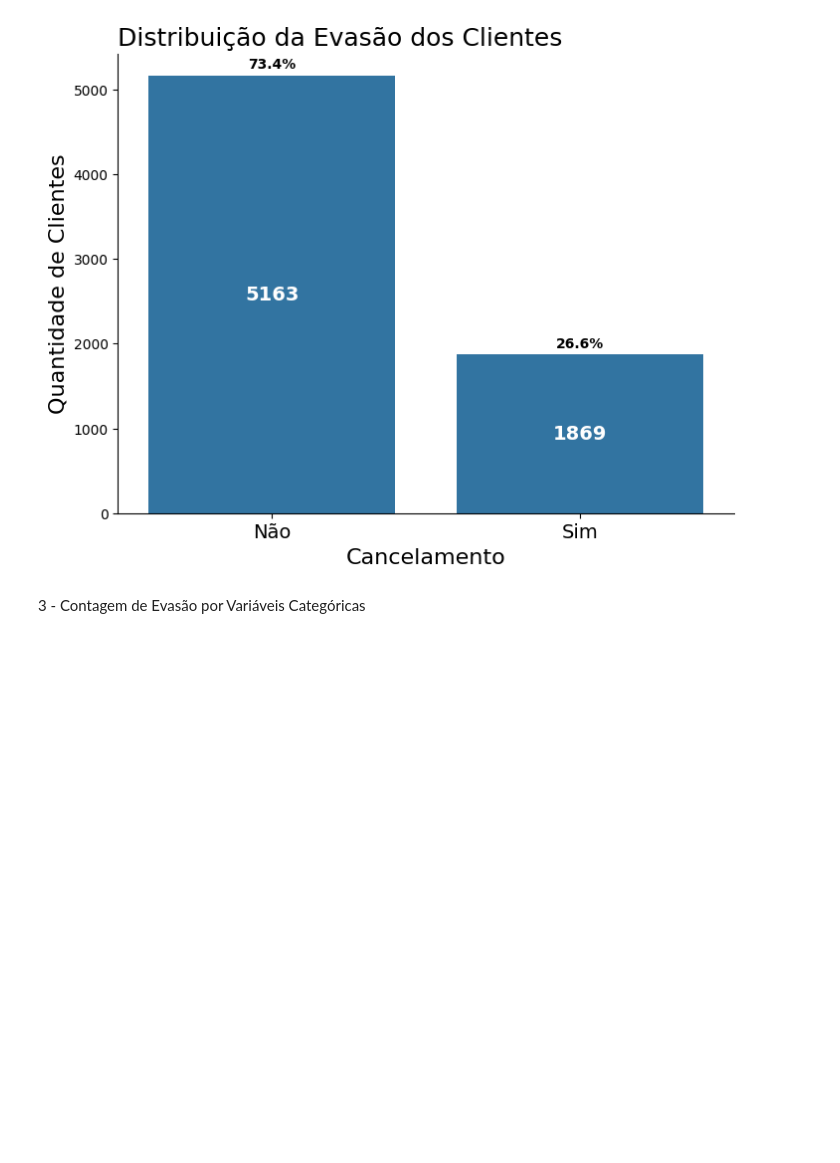
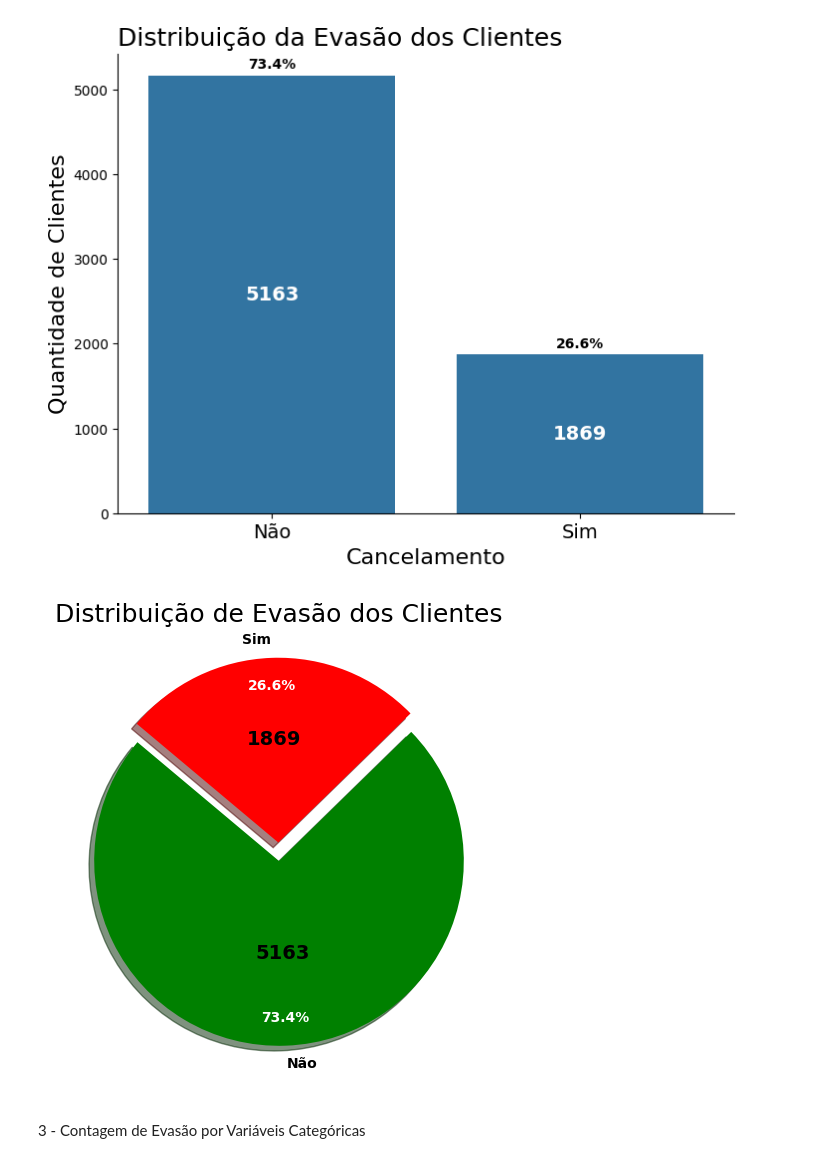
Before and after one commit to carlos-000-carlos/Challenge_2-TelecomX_BR-Cabral, a Jupyter notebook: TelecomX_BR.ipynb, the cells around one changed output. Saved outputs shown, nothing was run; the diff lists cells and outputs as text; code cells hidden in the pictures; blank space fills up the shorter version.

Commit message:
Ajuste gráficos variáveis categóricas parte 3

```diff
--- a/TelecomX_BR.ipynb
+++ b/TelecomX_BR.ipynb
@@ -565,6 +565,78 @@ for i, count in enumerate(qtde_churn):
 plt.show()
 # %% [output]
 [figure]
+# %%
+# visualização a partir de um gráfico de pizza
+import matplotlib.pyplot as plt
+import seaborn as sns
+import numpy as np # Importar numpy para cálculos trigonométricos
+
+qtde_churn = dados_normalizados_api['Churn'].value_counts()
+porcentagem_churn = (qtde_churn / len(dados_normalizados_api)) * 100
+
+df_churn = pd.DataFrame({'Cancelamento':'Churn',
+                         'Quantidade de Clientes':qtde_churn})
+
+# Cores personalizadas para as fatias do gráfico de pizza
+cores = ['green', 'red'] # verde para 'Não', Vermelho para 'Sim'
+explodir = (0, 0.1)  # Destaca a fatia 'Sim' (Churn)
+
+# Criando o gráfico de pizza
+plt.figure(figsize=(8, 6))
+wedges, texts, autotexts = plt.pie(qtde_churn, # Usar as quantidades para o tamanho das fatias
+                                   labels=qtde_churn.index, # Usar os rótulos 'Não' e 'Sim'
+                                   autopct='%1.1f%%', # Mostra a porcentagem com uma casa decimal
+                                   startangle=140,    # Rotaciona o gráfico para um melhor ângulo inicial
+                                   colors=cores,
+                                   explode=explodir,  # Aplica o destaque
+                                   shadow=True,
+                                   pctdistance=0.85) # Distância da porcentagem do centro
+
+# Tornar as porcentagens em negrito e com cor branca
+for autotext in autotexts:
+    autotext.set_fontweight('bold')
+    autotext.set_color('white')
+    autotext.set_fontsize(10)
+
+# Tornar os rótulos (Sim/Não) em negrito
+for text in texts:
+    text.set_fontweight('bold')
+
+# Adicionar as quantidades dentro das fatias
+# Calcular o ângulo inicial e final de cada fatia
+start_angle = 140
+current_angle = start_angle
+total = sum(qtde_churn)
+
+for i, (count, label) in enumerate(zip(qtde_churn, qtde_churn.index)):
+    angle_extent = (count / total) * 360
+    mid_angle = np.deg2rad(current_angle + angle_extent / 2)
+
+    # Ajustar a posição para o centro da fatia
+    # Usar um raio menor para o texto da quantidade para não sobrepor a porcentagem
+    if i == 0: # Não
+        radius = 0.5 # Mais perto do centro para 'Não'
+    else: # Sim
+        radius = 0.6 # Ligeiramente mais afastado para 'Sim' (por causa do explode)
+
+    x = radius * np.cos(mid_angle)
+    y = radius * np.sin(mid_angle)
+
+    # Ajuste manual para a fatia 'Sim' por causa do 'explode'
+    if i == 1: # Para a fatia 'Sim' (index 1), mover um pouco para fora
+        x *= 1.1
+        y *= 1.1
+
+    plt.text(x, y, str(count), ha='center', va='center',
+             color='black', fontsize=14, fontweight='bold')
+
+    current_angle += angle_extent
+
+
+plt.title('Distribuição de Evasão dos Clientes', fontsize = 18)
+plt.show()
+# %% [output]
+[figure, added]
 # %% [markdown]
 3 - Contagem de Evasão por Variáveis Categóricas
 # %%
```
Also changed, not shown: parts of 17 cells of this notebook.
